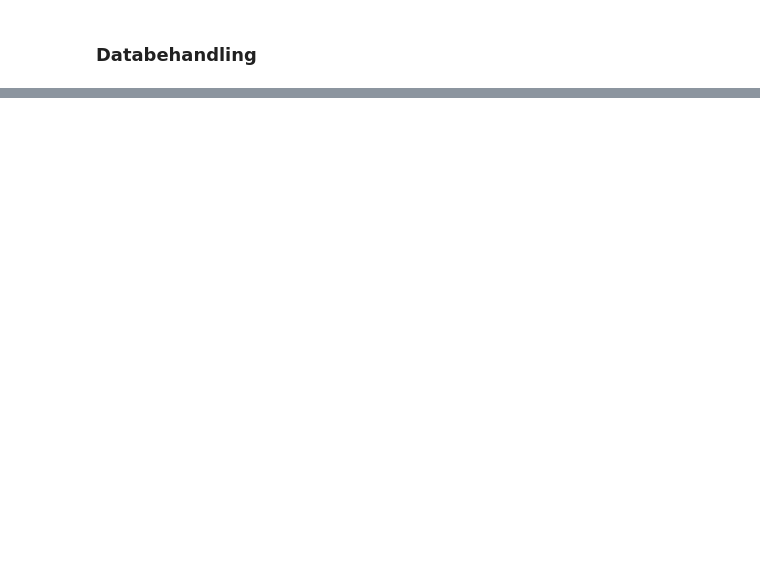
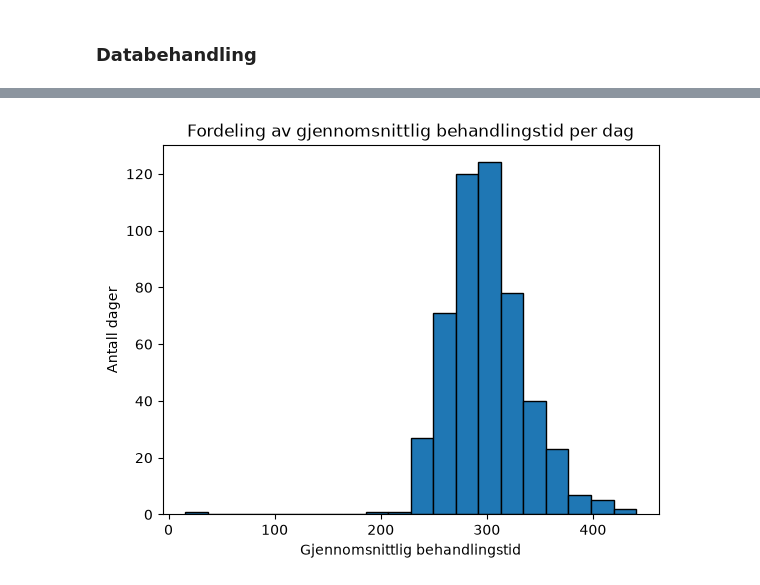
Before and after one commit to adnerolstad-klp/inngangsanalyse, a Jupyter notebook: code/notebooks/02_agg_analysis.ipynb, the cells around one changed output, grey strips where cells are left out. Cells and saved outputs as stored; diff of their text form; code cells hidden in the pictures; blank space fills up the shorter version.

```diff
--- a/code/notebooks/02_agg_analysis.ipynb
+++ b/code/notebooks/02_agg_analysis.ipynb
@@ -170,0 +187,8 @@ df_.head()
+# %%
+plt.hist(df_["behandlingstid_snitt"], bins=20, edgecolor="black")
+plt.title("Fordeling av gjennomsnittlig behandlingstid per dag")
+plt.xlabel("Gjennomsnittlig behandlingstid")
+plt.ylabel("Antall dager")
+plt.show()
+# %% [output]
+[figure, added]
```
Also changed, not shown: parts of 16 cells of this notebook.
